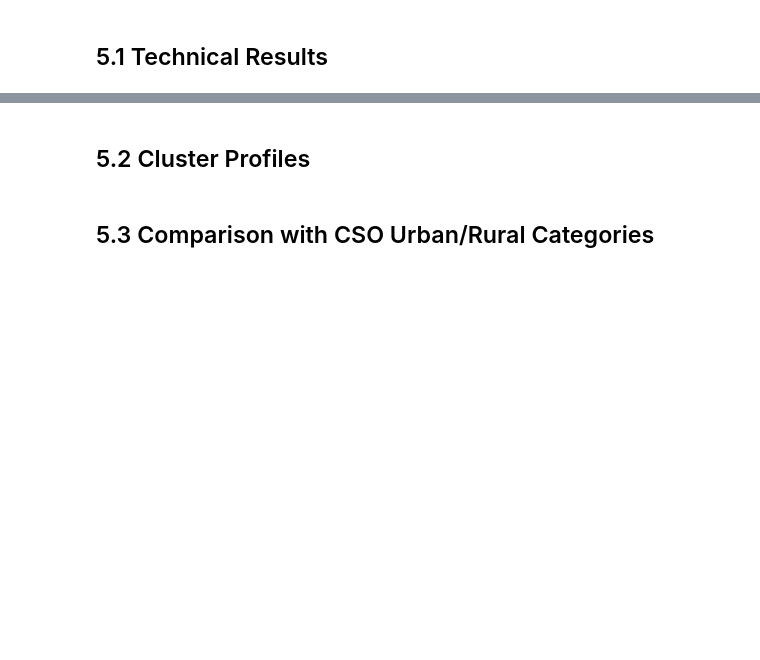
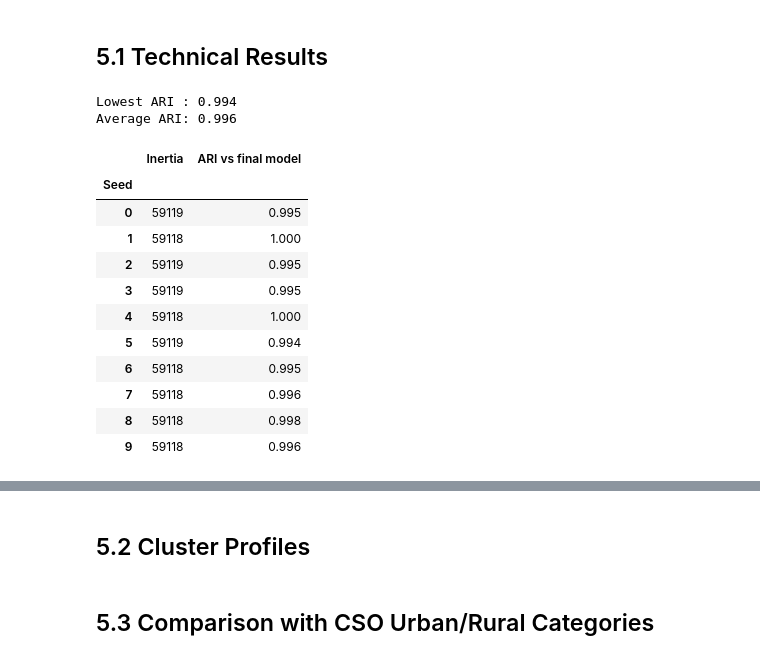
Before and after one commit to SwoopCodes/Data-Analytics_Irish-housing-density, a Jupyter notebook: notebooks/CA2_CRISP_DM_Notebook.ipynb, the cells around one changed output, grey strips where cells are left out. Saved outputs shown, nothing was run; the diff lists cells and outputs as text; code cells hidden in the pictures; blank space fills up the shorter version.

```diff
--- a/notebooks/CA2_CRISP_DM_Notebook.ipynb
+++ b/notebooks/CA2_CRISP_DM_Notebook.ipynb
@@ -1747,2 +1754,39 @@ K-means also scored a little higher (0.295 against 0.285) and made more even gro
 # %% [markdown]
 ## 5.1 Technical Results
+# %%
+# 5.1 Technical Results
+from sklearn.metrics import silhouette_samples
+from sklearn.metrics import pairwise_distances
+
+# Step 1: run k-means 10 times with a different seed each time
+# Only the random start changes. Then compare each run with my final model
+final_labels = features_df["Cluster"]
+stability_rows = []
+
+for seed in range(10):
+    model = KMeans(n_clusters=final_k, init="k-means++", n_init=10,
+                   max_iter=300, random_state=seed)
+    new_labels = model.fit_predict(X_scaled)
+    ari = adjusted_rand_score(final_labels, new_labels)
+    stability_rows.append({"Seed": seed, "Inertia": round(model.inertia_), "ARI vs final model": ari})
+
+stability = pd.DataFrame(stability_rows)
+stability = stability.set_index("Seed")
+print("Lowest ARI :", round(stability["ARI vs final model"].min(), 3))
+print("Average ARI:", round(stability["ARI vs final model"].mean(), 3))
+stability.round(3)
+# %% [output]
+Lowest ARI : 0.994
+Average ARI: 0.996
+|  | Inertia | ARI vs final model |
+| Seed |  |  |
+| 0 | 59119 | 0.995 |
+| 1 | 59118 | 1.000 |
+| 2 | 59119 | 0.995 |
+| 3 | 59119 | 0.995 |
+| 4 | 59118 | 1.000 |
+| 5 | 59119 | 0.994 |
+| 6 | 59118 | 0.995 |
+| 7 | 59118 | 0.996 |
+| 8 | 59118 | 0.998 |
+| 9 | 59118 | 0.996 |
```
Also changed, not shown: parts of 8 cells of this notebook, 1 other file.
